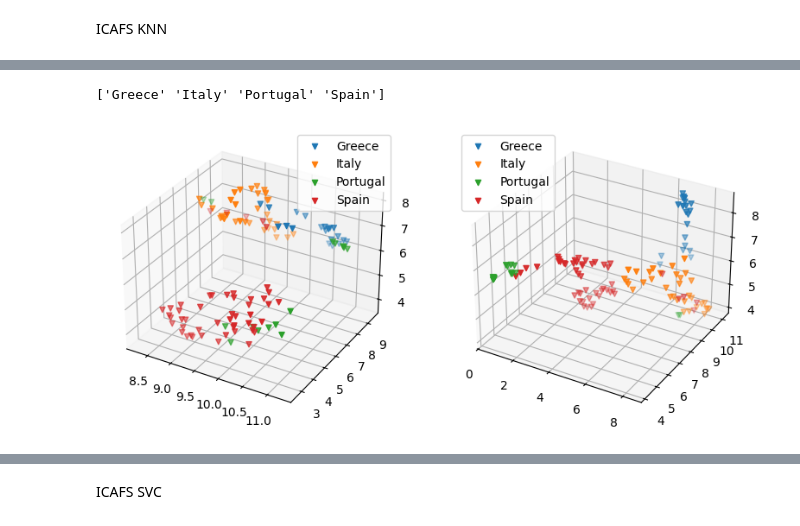
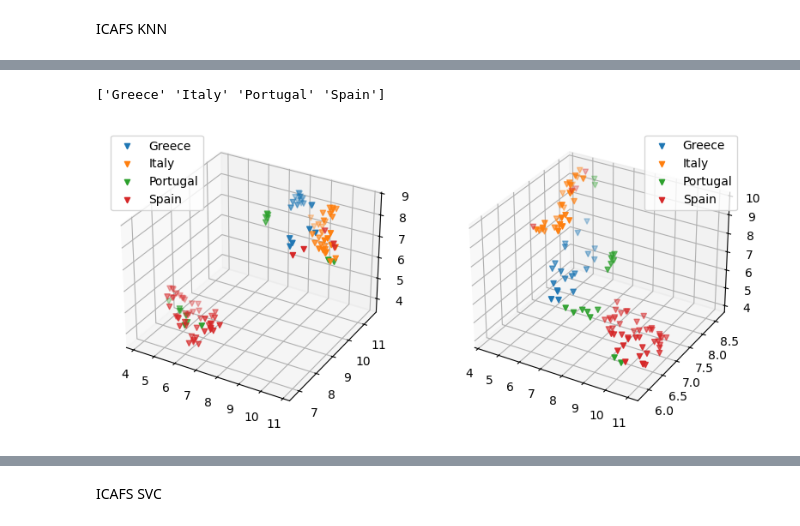
Before and after one commit to mikefixer/icafs, a Jupyter notebook: notebookes/icafs.ipynb, the cells around one changed output, grey strips where cells are left out. Cells and saved outputs as stored; diff of their text form; code cells hidden in the pictures.

```diff
--- a/notebookes/icafs.ipynb
+++ b/notebookes/icafs.ipynb
@@ -29,8 +25,0 @@ X, y = make_classification(n_samples=500, n_informative = 4,n_features=10000, n_
-# %%
-list_names = []
-for i in range(0, X.shape[1]):
-    column = f"Column {i}"
-    list_names.append(column)
-
-df_sintetic_x = pd.DataFrame(X, columns=list_names)
-df_sintetic_y = pd.DataFrame(y, columns=['label'])
@@ -335,10 +314,10 @@ Processing time: 31.91866970062256 seconds
 <Figure size 1100x1000 with 0 Axes>
 [figure]
 # %%
-plot_original_vs_reduced_umap(X_olive[['974.4775', '1032.3625', '1130.77', '1617.021']],X_olive,y_olive,unique_names_olive)
+plot_original_vs_reduced_umap(X_olive[['1032.3625', '1130.77', '1180.939', '1217.6005', '1261.981', '1370.037', '1427.923', '1464.5855', '1508.965', '1617.021', '1674.908']],X_olive,y_olive,unique_names_olive)
 # %% [output]
 ['Greece' 'Italy' 'Portugal' 'Spain']
-[figure, old version]
+[figure, new version]
 # %%
 start_time = time.time()
 iterations ,feature,score = ICAFS(X_cis,y_cis,3,10,'KNeighborsClassifier(n_neighbors=3)',True)
```
Also changed, not shown: parts of 41 cells of this notebook, 1 other file.
